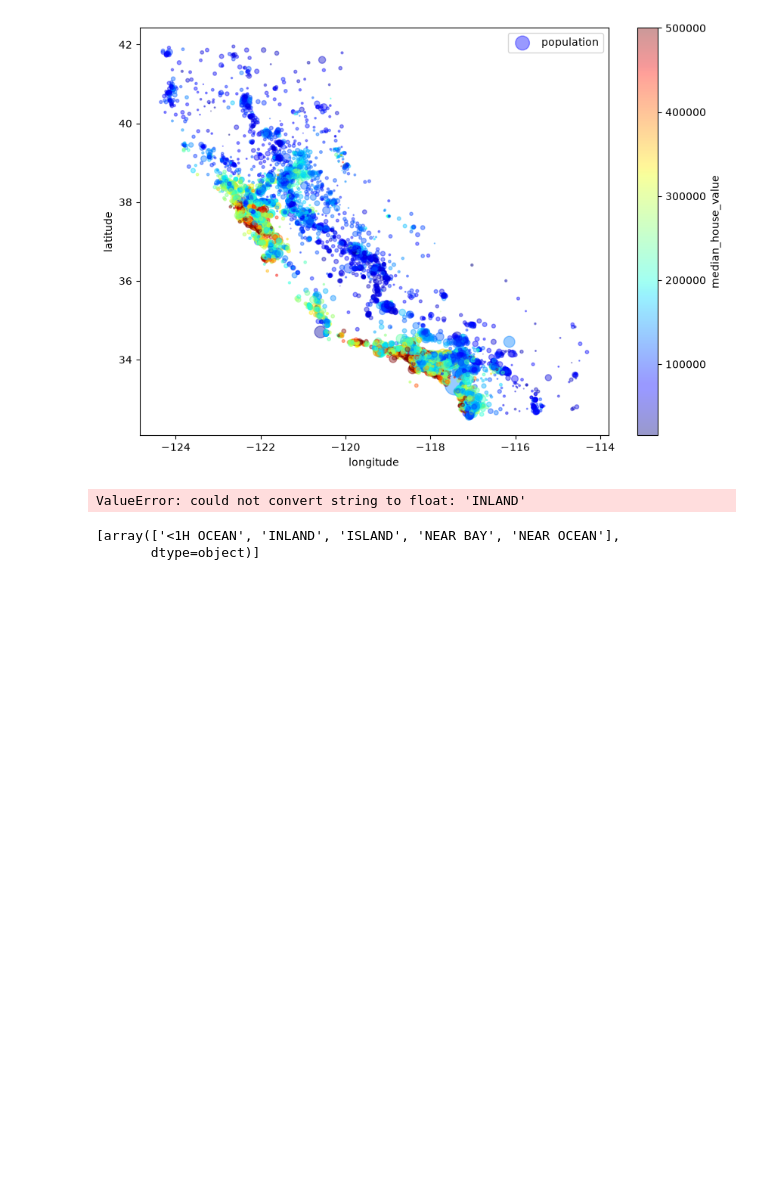
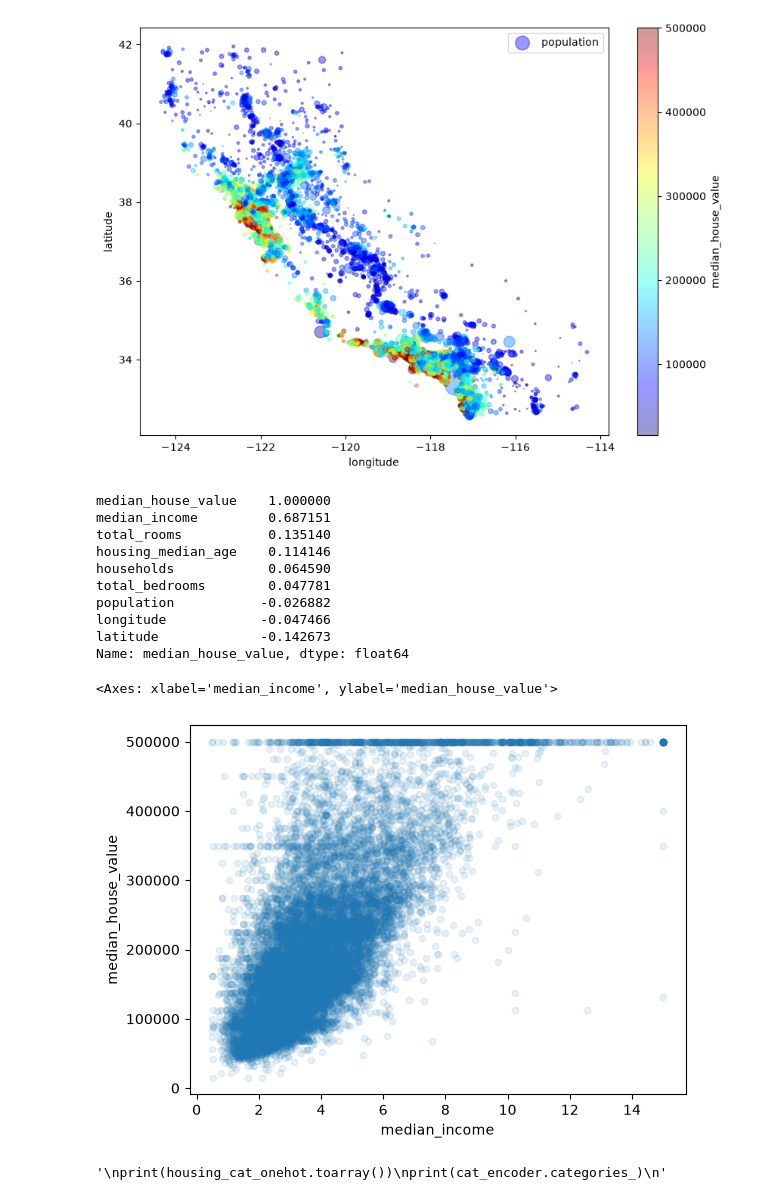
Before and after one commit to AdityaJ-26/PricePrediction, a Jupyter notebook: Housing.ipynb, the cells around one changed output. Cells and saved outputs as stored; diff of their text form; code cells hidden in the pictures; blank space fills up the shorter version.

Commit message:
chore: complete data cleaning
update: selecting data model

```diff
--- a/Housing.ipynb
+++ b/Housing.ipynb
@@ -98,8 +106,7 @@ train_set, test_set = train_test_split(housing, test_size=0.2, random_state=42)
 # %%
 # another way to create data sets is by choosing the test set, that is the representative of whole data
 # in this case we choose median_income as an important features, and creates strata for median_income values,
-# since most of the instances have median_income values between 0.5 to 6, we create 5 subgroups in this range,
-# because it is important to have sufficient no of instances in each strata and not too many stratums
+# since most of the instances have median_income values between 0.5 to 6, we create 5 subgroups in this range
 
 # this creates income category with 5 split/ranges
 housing["income_cat"] = pd.cut(housing["median_income"],
@@ -113,10 +120,11 @@ housing["income_cat"].hist()
 # this uses sklearn for stratified sampling of the above created feature
 from sklearn.model_selection import StratifiedShuffleSplit
 
+# split contains indexes for splitting data_sets
 split = StratifiedShuffleSplit(n_splits=1, test_size=0.2, random_state=42)
 for train_index, test_index in split.split(housing, housing["income_cat"]):
-    strat_train_set = housing.loc[train_index]
-    strat_test_set = housing.loc[test_index]
+    strat_train_set = housing.iloc[train_index]
+    strat_test_set = housing.iloc[test_index]
 
 # both the sets have same distribution for income_cat attribute
 '''
@@ -145,56 +155,89 @@ plt.legend()
 [figure]
 [figure]
 # %%
-# getting correlation between different attributes using standard coefficient correlation, it only measures linear correlation
-# correlation values range from 1 to -1 where values close to 1 mean strong relation whereas close to -1 mean almost no relation
-corr_matrix = housing.corr()
-corr_matrix["median_house_value"].sort_values(ascending=False)
+# getting correlation between different attributes using standard coefficient correlation
+# correlation values range from 1 to -1
+# where values close to 1 mean strong positive linear relation
+# whereas close to -1 means strong negative linear relation
+# and 0 means almost no relation
+corr_matrix = housing.corr(numeric_only=True)
+print(corr_matrix["median_house_value"].sort_values(ascending=False))
 
 # another method is to use pandas scattering matrix plotting, which plots every numerical attributes against every other attribute
 '''
 from pandas.plotting import scatter_matrix
 
 attributes = ["median_house_value", "median_income", "total_rooms", "housing_median_age"]
 scatter_matrix(housing[attributes], figsize=(12,8))
 '''
 
 # median_house_income is the most promising attributes
 housing.plot(kind="scatter", x="median_income", y="median_house_value", alpha=0.1)
 # this shows the strong correlation, upward trend (slope pattern) and not too dispersed points
 # this also shows the housing_value cat at 500K and some straight line around 450K and 350K that needs to be removed to prevent algo's from learning these data quirks
 # %% [output]
-ValueError: could not convert string to float: 'INLAND'
+median_house_value    1.000000
+median_income         0.687151
+total_rooms           0.135140
+housing_median_age    0.114146
+households            0.064590
+total_bedrooms        0.047781
+population           -0.026882
+longitude            -0.047466
+latitude             -0.142673
+Name: median_house_value, dtype: float64
+<Axes: xlabel='median_income', ylabel='median_house_value'>
+[figure, added]
 # %%
+######################################################
 # CLEANING DATA
+######################################################
+
+# creating copy of train_set and removing labels
+housing = strat_train_set.drop("median_house_value", axis=1)
+housing_labels = strat_train_set["median_house_value"].copy()
 
 # assigning the missing values of total_bedrooms with median values from training set
 from sklearn.impute import SimpleImputer
 
+# using median as hyperparameter for imputer to process the data
 imputer = SimpleImputer(strategy="median")
 housing_num = housing.drop("ocean_proximity", axis=1)
 # imputer have the median values
+'''
 imputer.fit(housing_num)
+'''
 
+# the imputer generated values, stored in statistics_ are similar to calculate mean, but in array structure
 '''
 print(imputer.statistics_)
 print(housing_num.median().values)
 '''
 
 # array form of data with missing values replaced with median by transform() of imputer
+# create pandas DataFrame from the array structured data
+'''
 X = imputer.transform(housing_num)
-# create pandas DataFrame
 housing_tr = pd.DataFrame(X, columns=housing_num.columns, index=housing_num.index)
+'''
 
 # the text attributes i.e. ocean_proximity requires to be converted to numercial data
 # can be converted as categorial attributes but this will relate closer attributes more but this can be wrong, for example
 # 1-ocean 2-inland 3-near ocean, here 1 and 3 are more related than 1 and 2
 # so using one-hot encoding instead
+from sklearn.preprocessing import OneHotEncoder
+'''
 housing_cat = housing[["ocean_proximity"]]
-from sklearn.preprocessing import OneHotEncoder
+
 cat_encoder = OneHotEncoder()
 housing_cat_onehot = cat_encoder.fit_transform(housing_cat)
+'''
+
+# onehot encoding give each category a binary attribute, i.e. only one attribute will be 1 for a category
+# it generates a SciPy sparse matrix that can be transformed to a 2d dense matrix
+'''
 print(housing_cat_onehot.toarray())
 print(cat_encoder.categories_)
+'''
 # %% [output]
-[array(['<1H OCEAN', 'INLAND', 'ISLAND', 'NEAR BAY', 'NEAR OCEAN'],
-       dtype=object)]
+'\nprint(housing_cat_onehot.toarray())\nprint(cat_encoder.categories_)\n'
```
Also changed, not shown: parts of 7 cells of this notebook, 1 other file.
